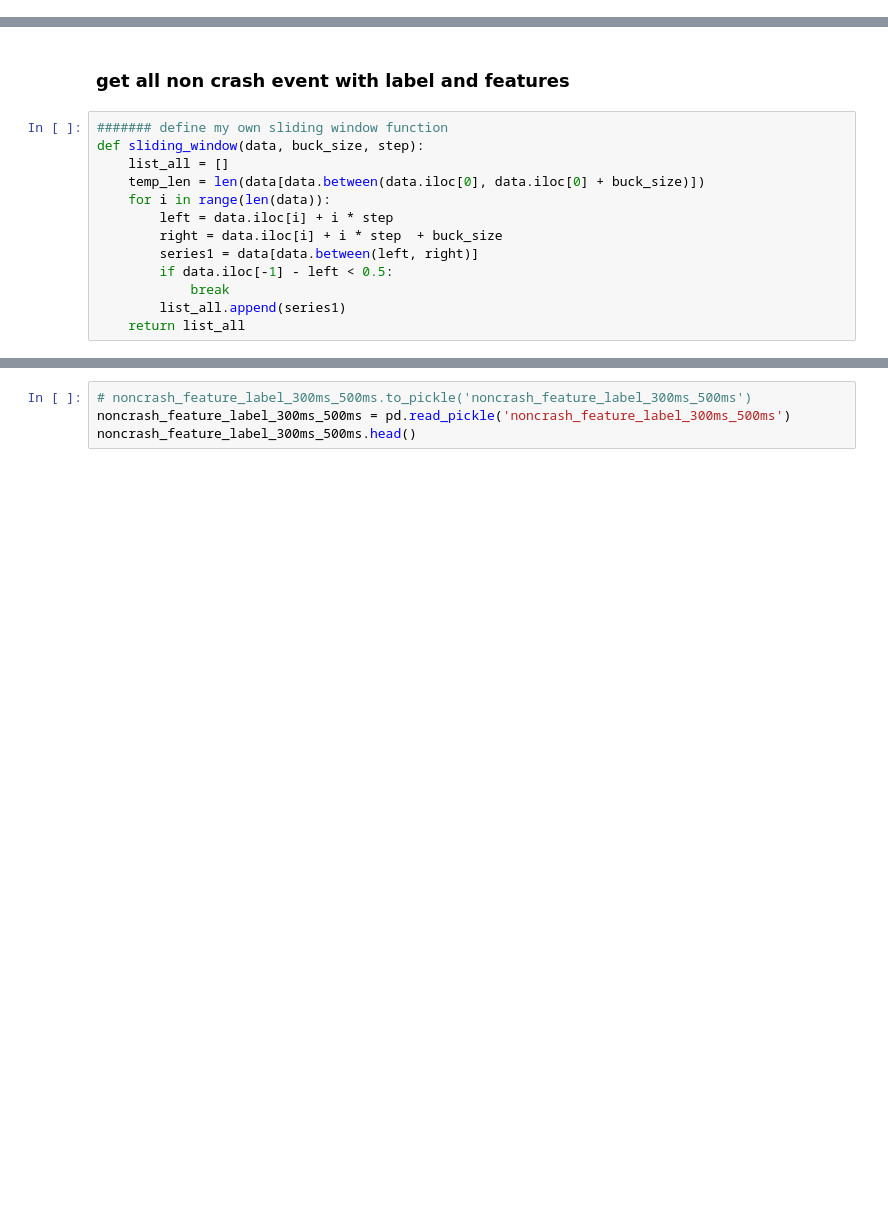
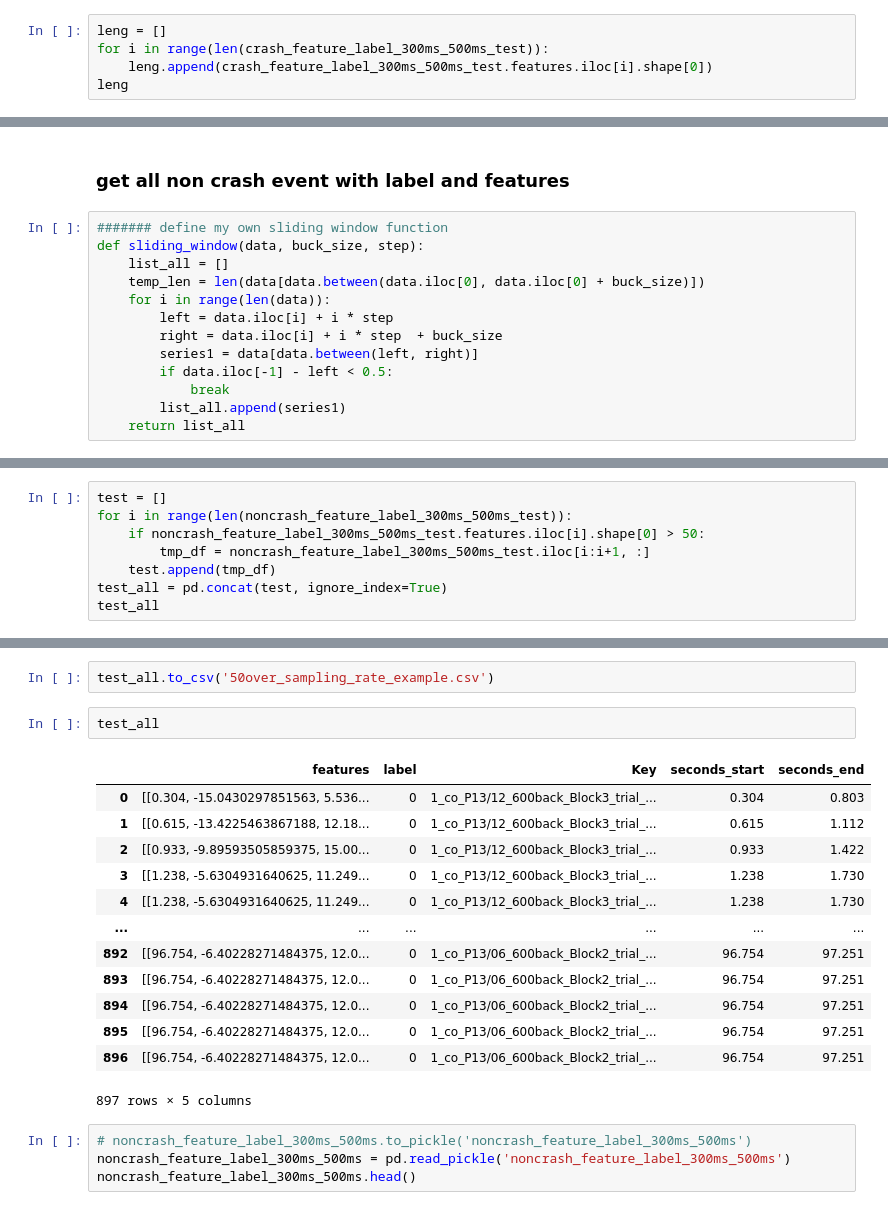
Before and after one commit to yonglin-wang/spacecraft-crash-predictor, a Jupyter notebook: Codes/data .ipynb, the cells around one changed output, grey strips where cells are left out. Cells and saved outputs as stored; diff of their text form; blank space fills up the shorter version.

```diff
--- a/Codes/data .ipynb
+++ b/Codes/data .ipynb
@@ -344,0 +330,5 @@ for num in range(len(peopleTrialHasCrash)):
+# %%
+leng = []
+for i in range(len(crash_feature_label_300ms_500ms_test)):
+    leng.append(crash_feature_label_300ms_500ms_test.features.iloc[i].shape[0])
+leng
@@ -477,0 +555,8 @@ time_step = 0.3
+# %%
+test = []
+for i in range(len(noncrash_feature_label_300ms_500ms_test)):
+    if noncrash_feature_label_300ms_500ms_test.features.iloc[i].shape[0] > 50:
+        tmp_df = noncrash_feature_label_300ms_500ms_test.iloc[i:i+1, :]
+    test.append(tmp_df)
+test_all = pd.concat(test, ignore_index=True)
+test_all
@@ -478,3 +577,21 @@ time_step = 0.3
+# %%
+test_all.to_csv('50over_sampling_rate_example.csv')
+# %%
+test_all
+# %% [output]
+|  | features | label | Key | seconds_start | seconds_end |
+| 0 | [[0.304, -15.0430297851563, 5.536... | 0 | 1_co_P13/12_600back_Block3_trial_... | 0.304 | 0.803 |
+| 1 | [[0.615, -13.4225463867188, 12.18... | 0 | 1_co_P13/12_600back_Block3_trial_... | 0.615 | 1.112 |
+| 2 | [[0.933, -9.89593505859375, 15.00... | 0 | 1_co_P13/12_600back_Block3_trial_... | 0.933 | 1.422 |
+| 3 | [[1.238, -5.6304931640625, 11.249... | 0 | 1_co_P13/12_600back_Block3_trial_... | 1.238 | 1.730 |
+| 4 | [[1.238, -5.6304931640625, 11.249... | 0 | 1_co_P13/12_600back_Block3_trial_... | 1.238 | 1.730 |
+| ... | ... | ... | ... | ... | ... |
+| 892 | [[96.754, -6.40228271484375, 12.0... | 0 | 1_co_P13/06_600back_Block2_trial_... | 96.754 | 97.251 |
+| 893 | [[96.754, -6.40228271484375, 12.0... | 0 | 1_co_P13/06_600back_Block2_trial_... | 96.754 | 97.251 |
+| 894 | [[96.754, -6.40228271484375, 12.0... | 0 | 1_co_P13/06_600back_Block2_trial_... | 96.754 | 97.251 |
+| 895 | [[96.754, -6.40228271484375, 12.0... | 0 | 1_co_P13/06_600back_Block2_trial_... | 96.754 | 97.251 |
+| 896 | [[96.754, -6.40228271484375, 12.0... | 0 | 1_co_P13/06_600back_Block2_trial_... | 96.754 | 97.251 |
+897 rows × 5 columns
 # %%
 # noncrash_feature_label_300ms_500ms.to_pickle('noncrash_feature_label_300ms_500ms')
 noncrash_feature_label_300ms_500ms = pd.read_pickle('noncrash_feature_label_300ms_500ms')
```
Also changed, not shown: parts of 31 cells of this notebook.
